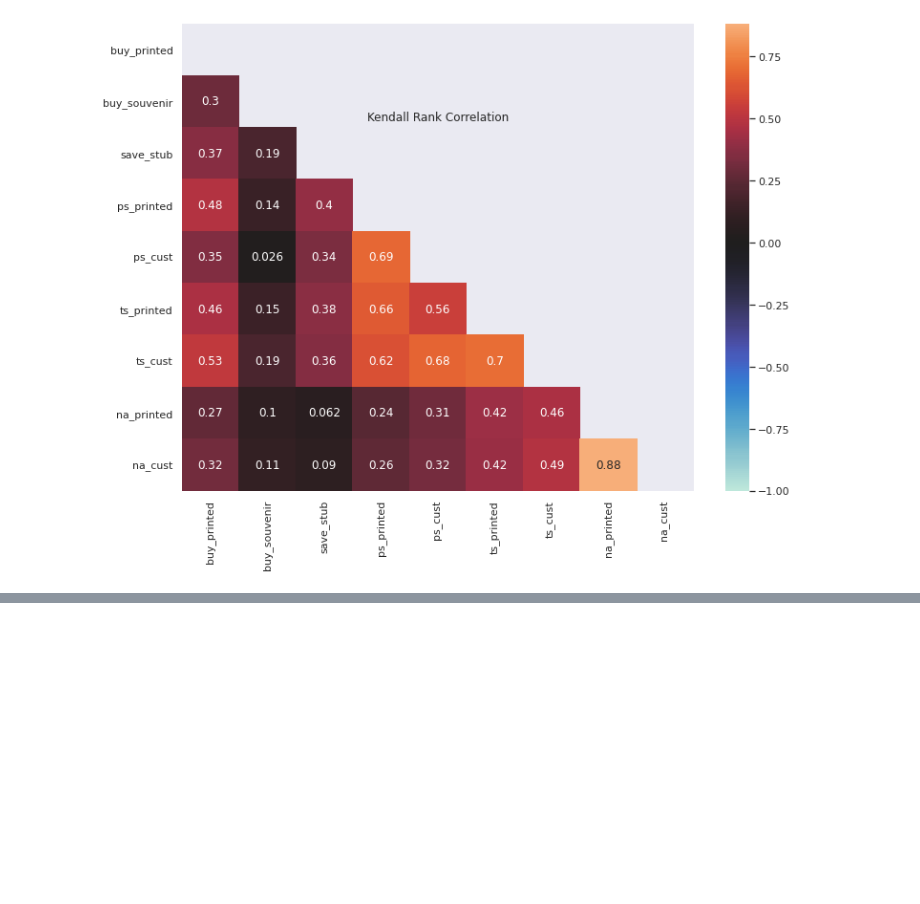
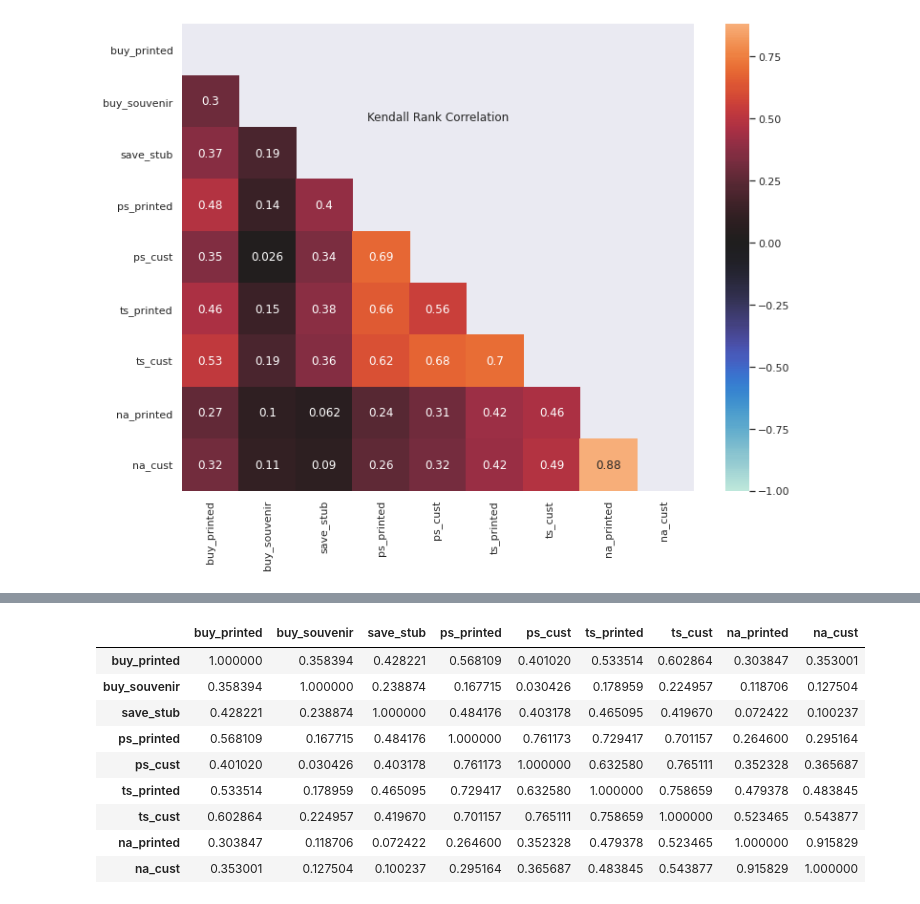
Before and after one commit to LibbyFender/Learning, a Jupyter notebook: SPEX650.ipynb, the cells around one changed output, grey strips where cells are left out. Cells and saved outputs as stored; diff of their text form; code cells hidden in the pictures; blank space fills up the shorter version.

```diff
--- a/SPEX650.ipynb
+++ b/SPEX650.ipynb
@@ -1150,0 +1154,13 @@ ax = sns.heatmap(df_signif.corr(method='kendall'), annot= True, fmt='.2g', mask=
+# %%
+df_signif.corr(method='spearman')
+# %% [output]
+|  | buy_printed | buy_souvenir | save_stub | ps_printed | ps_cust | ts_printed | ts_cust | na_printed | na_cust |
+| buy_printed | 1.000000 | 0.358394 | 0.428221 | 0.568109 | 0.401020 | 0.533514 | 0.602864 | 0.303847 | 0.353001 |
+| buy_souvenir | 0.358394 | 1.000000 | 0.238874 | 0.167715 | 0.030426 | 0.178959 | 0.224957 | 0.118706 | 0.127504 |
+| save_stub | 0.428221 | 0.238874 | 1.000000 | 0.484176 | 0.403178 | 0.465095 | 0.419670 | 0.072422 | 0.100237 |
+| ps_printed | 0.568109 | 0.167715 | 0.484176 | 1.000000 | 0.761173 | 0.729417 | 0.701157 | 0.264600 | 0.295164 |
+| ps_cust | 0.401020 | 0.030426 | 0.403178 | 0.761173 | 1.000000 | 0.632580 | 0.765111 | 0.352328 | 0.365687 |
+| ts_printed | 0.533514 | 0.178959 | 0.465095 | 0.729417 | 0.632580 | 1.000000 | 0.758659 | 0.479378 | 0.483845 |
+| ts_cust | 0.602864 | 0.224957 | 0.419670 | 0.701157 | 0.765111 | 0.758659 | 1.000000 | 0.523465 | 0.543877 |
+| na_printed | 0.303847 | 0.118706 | 0.072422 | 0.264600 | 0.352328 | 0.479378 | 0.523465 | 1.000000 | 0.915829 |
+| na_cust | 0.353001 | 0.127504 | 0.100237 | 0.295164 | 0.365687 | 0.483845 | 0.543877 | 0.915829 | 1.000000 |
```
Also changed, not shown: parts of 12 cells of this notebook.
